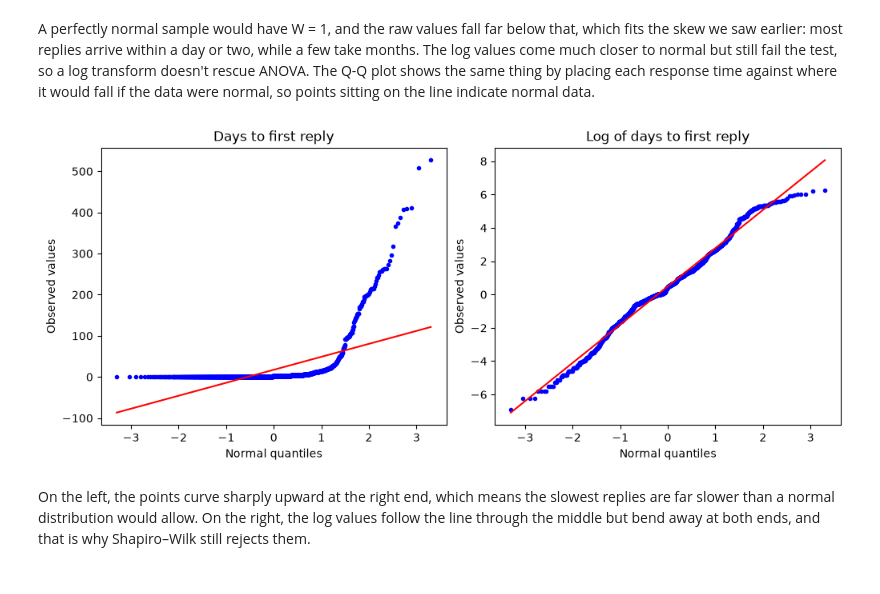
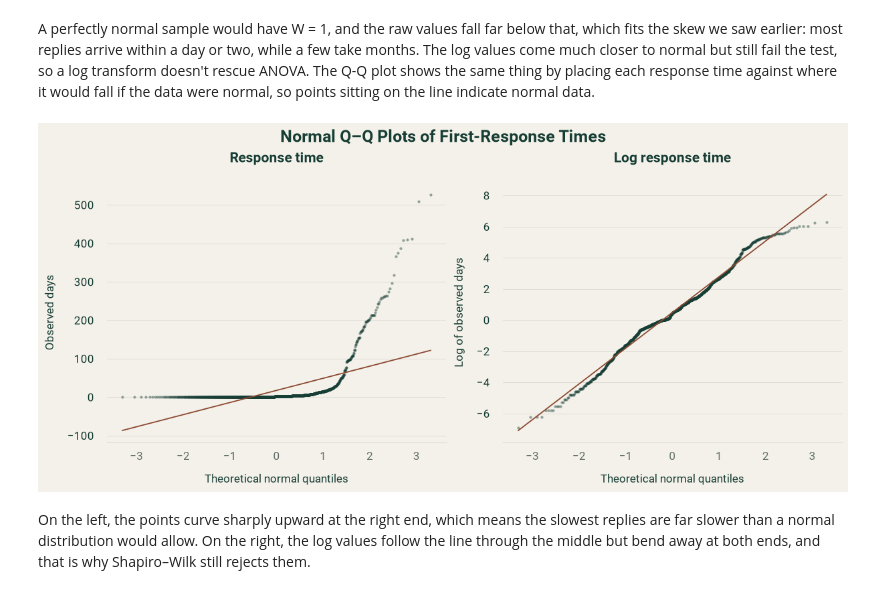
Before and after one commit to hugvan/cs132-project, a Jupyter notebook: notebooks/01_data_quality.ipynb, the cells around one changed output. Cells and saved outputs as stored; diff of their text form; code cells hidden in the pictures.

Commit message:
Refine EDA figure styling and remove plot footnotes

```diff
--- a/notebooks/01_data_quality.ipynb
+++ b/notebooks/01_data_quality.ipynb
@@ -219,20 +219,12 @@ Log days: normality rejected in 6 of 6 groups
 A perfectly normal sample would have W = 1, and the raw values fall far below that, which fits the skew we saw earlier: most replies arrive within a day or two, while a few take months. The log values come much closer to normal but still fail the test, so a log transform doesn't rescue ANOVA. The Q-Q plot shows the same thing by placing each response time against where it would fall if the data were normal, so points sitting on the line indicate normal data.
 # %%
 import matplotlib.pyplot as plt
-from scipy.stats import probplot
+from plot_style import normality_plots
 
-fig, axes = plt.subplots(1, 2, figsize=(10, 4.2), constrained_layout=True)
-probplot(replied, dist="norm", plot=axes[0])
-axes[0].set_title("Days to first reply")
-probplot(np.log(replied), dist="norm", plot=axes[1])
-axes[1].set_title("Log of days to first reply")
-for ax in axes:
-    ax.set_xlabel("Normal quantiles")
-    ax.set_ylabel("Observed values")
-    ax.get_lines()[0].set_markersize(3)
+fig = normality_plots(replied)
 plt.show()
 # %% [output]
-[figure, old version]
+[figure, new version]
 # %% [markdown]
 On the left, the points curve sharply upward at the right end, which means the slowest replies are far slower than a normal distribution would allow. On the right, the log values follow the line through the middle but bend away at both ends, and that is why Shapiro–Wilk still rejects them.
 # %% [markdown]
```
Also changed, not shown: 7 other files.
